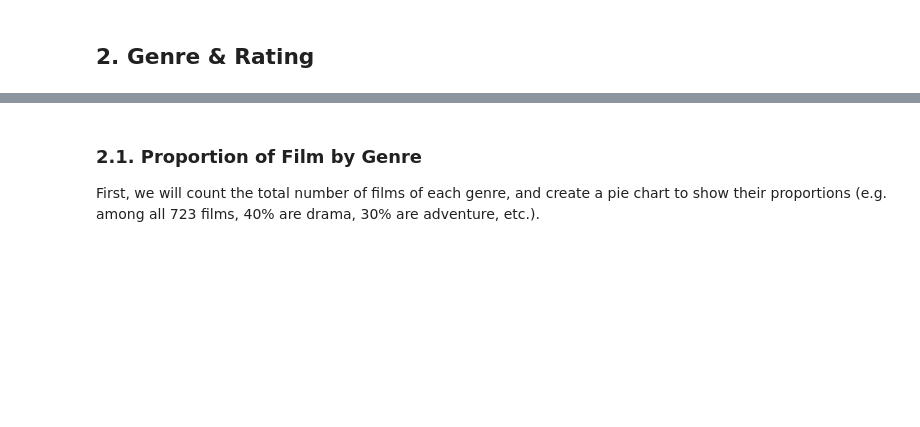
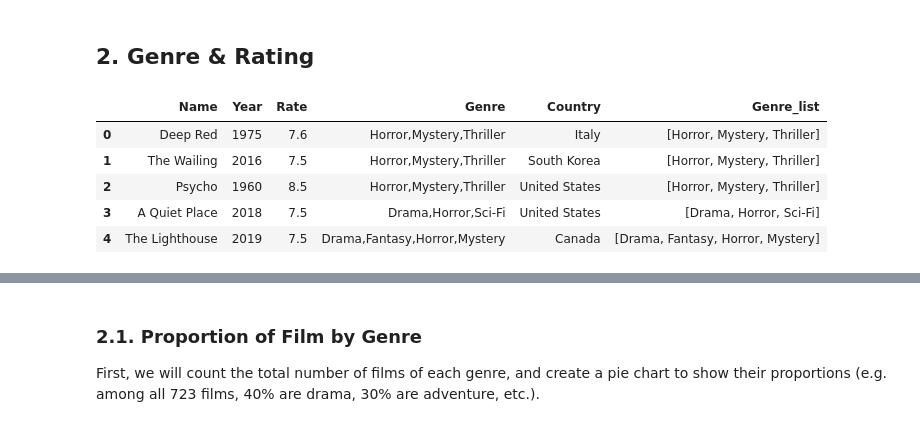
Before and after one commit to tl3472/GA4003-HorrorFilms, a Jupyter notebook: Horror Film Report.ipynb, the cells around one changed output, grey strips where cells are left out. Saved outputs shown, nothing was run; the diff lists cells and outputs as text; code cells hidden in the pictures; blank space fills up the shorter version.

```diff
--- a/Horror Film Report.ipynb
+++ b/Horror Film Report.ipynb
@@ -88,0 +86,17 @@ by using the scatter plot with release year on the horizontal axis and rating sc
+# %%
+mainpage = pd.read_csv("/Users/Cindy/Documents/GitHub/horrorfilm/mainpage.csv")
+# %%
+#convert string to list
+def stringToList(string):
+    listRes = list(string.split(","))
+    return listRes
+
+mainpage["Genre_list"] =mainpage.apply(lambda x : stringToList(x["Genre"]),axis=1)
+mainpage.head()
+# %% [output]
+|  | Name | Year | Rate | Genre | Country | Genre_list |
+| 0 | Deep Red | 1975 | 7.6 | Horror,Mystery,Thriller | Italy | [Horror, Mystery, Thriller] |
+| 1 | The Wailing | 2016 | 7.5 | Horror,Mystery,Thriller | South Korea | [Horror, Mystery, Thriller] |
+| 2 | Psycho | 1960 | 8.5 | Horror,Mystery,Thriller | United States | [Horror, Mystery, Thriller] |
+| 3 | A Quiet Place | 2018 | 7.5 | Drama,Horror,Sci-Fi | United States | [Drama, Horror, Sci-Fi] |
+| 4 | The Lighthouse | 2019 | 7.5 | Drama,Fantasy,Horror,Mystery | Canada | [Drama, Fantasy, Horror, Mystery] |
```
Also changed, not shown: parts of 6 cells of this notebook.
